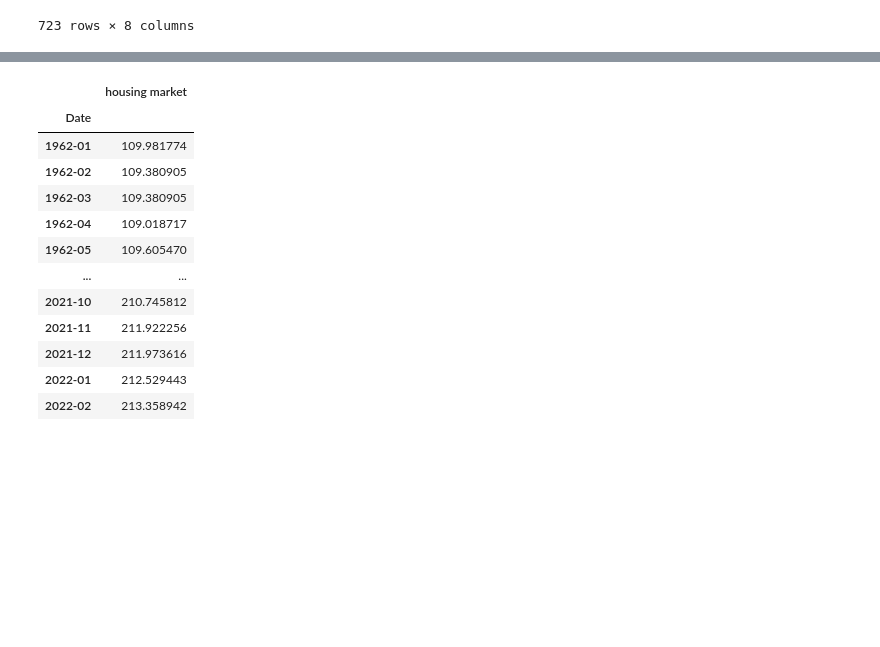
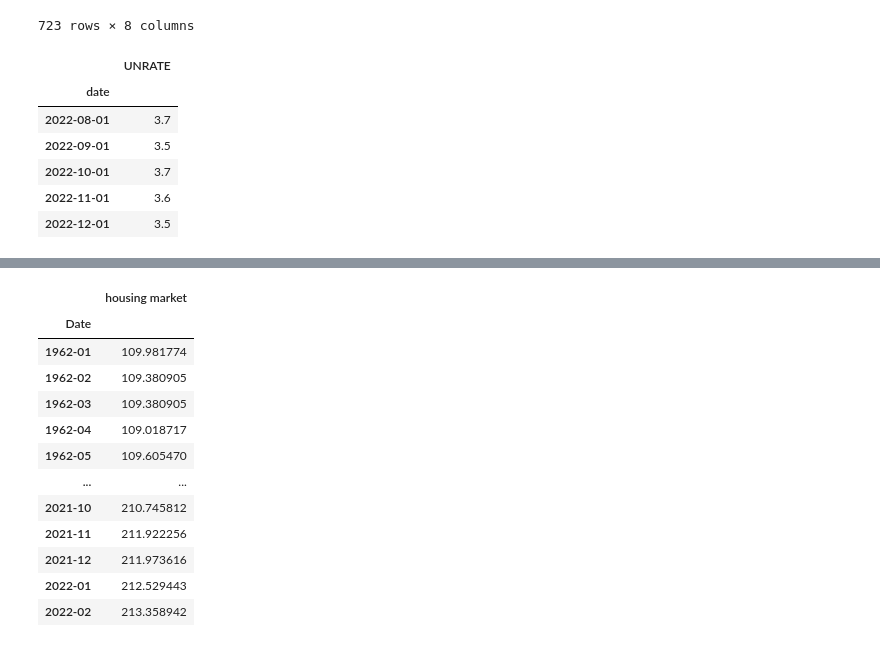
Before and after one commit to Janst1000/RecessionPredictor, a Jupyter notebook: data_cleaning.ipynb, the cells around one changed output, grey strips where cells are left out. Cells and saved outputs as stored; diff of their text form; code cells hidden in the pictures; blank space fills up the shorter version.

Commit message:
changed api access to FRED directly

```diff
--- a/data_cleaning.ipynb
+++ b/data_cleaning.ipynb
@@ -105,0 +125,24 @@ unemployment = nasdaqdatalink.get('FRED/UNRATE')
+# %%
+# function to download data from fred
+def fred_download(series_id, api_key):
+    url = 'https://api.stlouisfed.org/fred/series/observations?series_id=' + series_id + '&api_key=' + api_key + '&file_type=json'
+    response = requests.get(url)
+    data = response.json()
+    df = pd.DataFrame(data['observations'])
+    df['date'] = pd.to_datetime(df['date'])
+    df = df.set_index('date')
+    df = df.drop(columns = ['realtime_start', 'realtime_end'])
+    df = df.rename(columns = {'value': series_id})
+    return df
+# %%
+unemp = fred_download('UNRATE', '4582031f930830a9e531b95f4f79f677')
+# %%
+unemp.tail()
+# %% [output]
+|  | UNRATE |
+| date |  |
+| 2022-08-01 | 3.7 |
+| 2022-09-01 | 3.5 |
+| 2022-10-01 | 3.7 |
+| 2022-11-01 | 3.6 |
+| 2022-12-01 | 3.5 |
```
Also changed, not shown: parts of 8 cells of this notebook.
